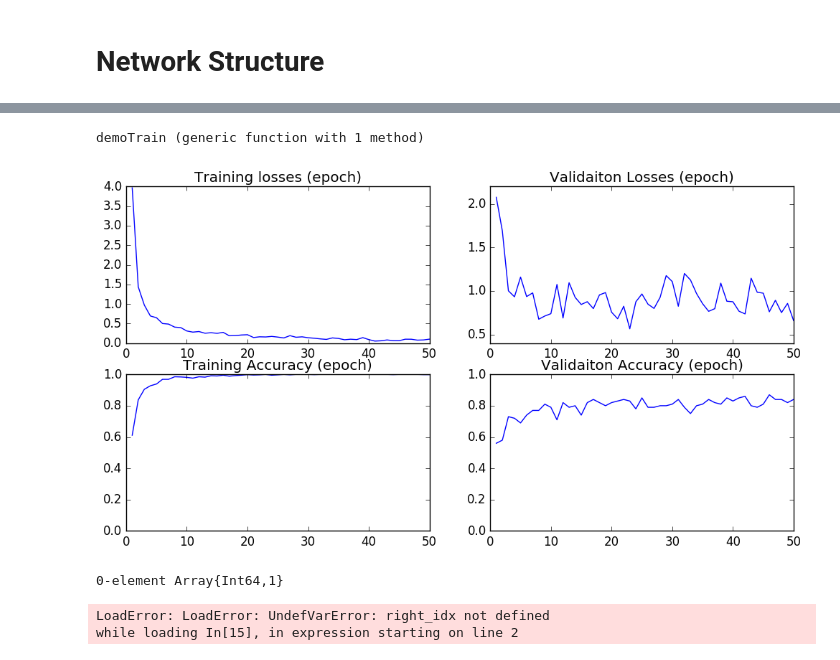
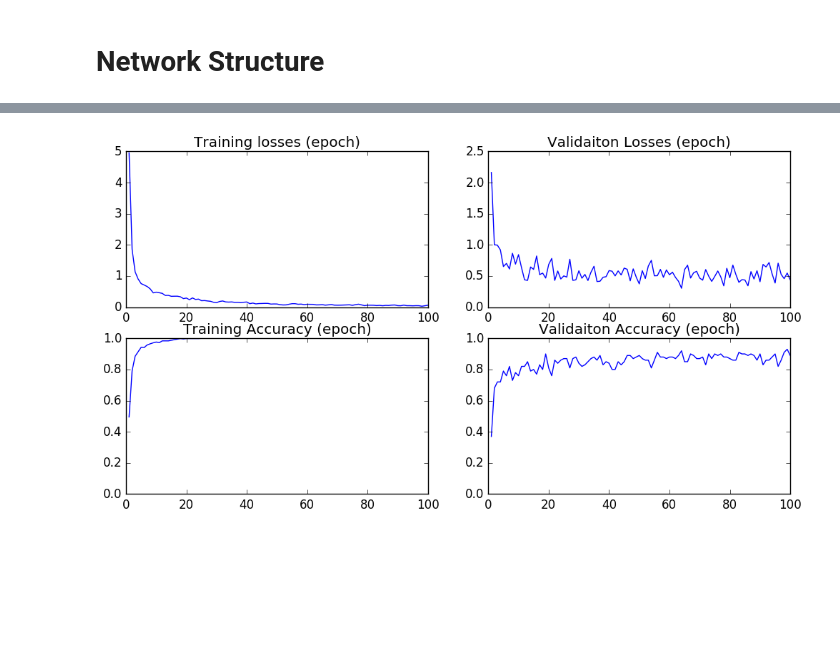
Before and after one commit to stevenygd/NN.jl, a Jupyter notebook: MLP Playground.ipynb, the cells around one changed output, grey strips where cells are left out. Cells and saved outputs as stored; diff of their text form; code cells hidden in the pictures; blank space fills up the shorter version.

Commit message:
finishing up the demo for mnist

```diff
--- a/MLP Playground.ipynb
+++ b/MLP Playground.ipynb
@@ -11,5 +13,5 @@ Again we will be splitting the data into three sets: training, validation and te
 # %%
 include("util/datasets.jl")
 #data generation:
-X,Y = mnistData(;ttl=1000)
+X,Y = mnistData(;ttl=5000)
 # %% [output]
@@ -160,58 +173,26 @@ train (generic function with 1 method)
 # %%
-function demoTrain(trX, trY, valX, valY, teX, teY;total_epo=100)
-    net = build_mlp()
-    epo_losses, epo_accu, val_losses, val_accu = train(net, (trX, trY), (valX, valY);
-                ttl_epo = total_epo, batch_size = 50, lrSchedule = x -> 0.03, verbose=0, alpha=0.9)
+net = build_mlp()
+epo_losses, epo_accu, val_losses, val_accu = train(net, (trX, trY), (valX, valY);
+                ttl_epo = 100, batch_size = 100, lrSchedule = x -> 0.01, verbose=0, alpha=0.9)
+figure(figsize=(12,6))
+subplot(221)
+plot(1:length(epo_losses), epo_losses)
+title("Training losses (epoch)")
 
-    figure(figsize=(12,6))
-    subplot(221)
-    plot(1:length(epo_losses), epo_losses)
-    title("Training losses (epoch)")
+subplot(223)
+plot(1:length(epo_accu), epo_accu)
+ylim([0, 1])
+title("Training Accuracy (epoch)")
 
-    subplot(223)
-    plot(1:length(epo_accu), epo_accu)
-    ylim([0, 1])
-    title("Training Accuracy (epoch)")
+subplot(222)
+plot(1:length(val_losses), val_losses)
+title("Validaiton Losses (epoch)")
 
-    subplot(222)
-    plot(1:length(val_losses), val_losses)
-    title("Validaiton Losses (epoch)")
+subplot(224)
+plot(1:length(val_accu), val_accu)
+ylim([0, 1])
+title("Validaiton Accuracy (epoch)")
 
-    subplot(224)
-    plot(1:length(val_accu), val_accu)
-    ylim([0, 1])
-    title("Validaiton Accuracy (epoch)")
-
-    train_loss, pred = forward(net, trX, trY; deterministics = true)
-    N = size(trX)[1]
-    right_idx = filter(i-> abs(pred[i] - trY[i]) <  1e-5, 1:N)
-    wrong_idx = filter(i-> abs(pred[i] - trY[i]) >= 1e-5, 1:N)
-
-end
+show()
 # %% [output]
-demoTrain (generic function with 1 method)
+[figure, added]
-# %%
-
-demoTrain(trX, trY, valX, valY, teX, teY;total_epo = 50)
-# %% [output]
-[figure, removed]
-0-element Array{Int64,1}
-# %%
-# print out the data for the correct images
-rand_idx = right_idx[convert(Int, ceil(rand() * length(right_idx)))]
-x =reshape(trX[rand_idx,:], 28,28)
-figure(figsize=(1,1))
-imshow(x)
-println("Prediction :$(pred[rand_idx]) Index:$(rand_idx)")
-
-# print out some incorrect images
-for i in 1:10
-    rand_idx = wrong_idx[convert(Int, ceil(rand() * length(wrong_idx)))]
-    x =reshape(trX[rand_idx,:], 28,28)
-    figure(figsize=(1,1))
-    imshow(x)
-    println("Prediction :$(pred[rand_idx]) Correct Value :$(trY[rand_idx]) Index:$(rand_idx)")
-end
-# %% [output]
-LoadError: LoadError: UndefVarError: right_idx not defined
-while loading In[15], in expression starting on line 2
```
Also changed, not shown: parts of 11 cells of this notebook.
